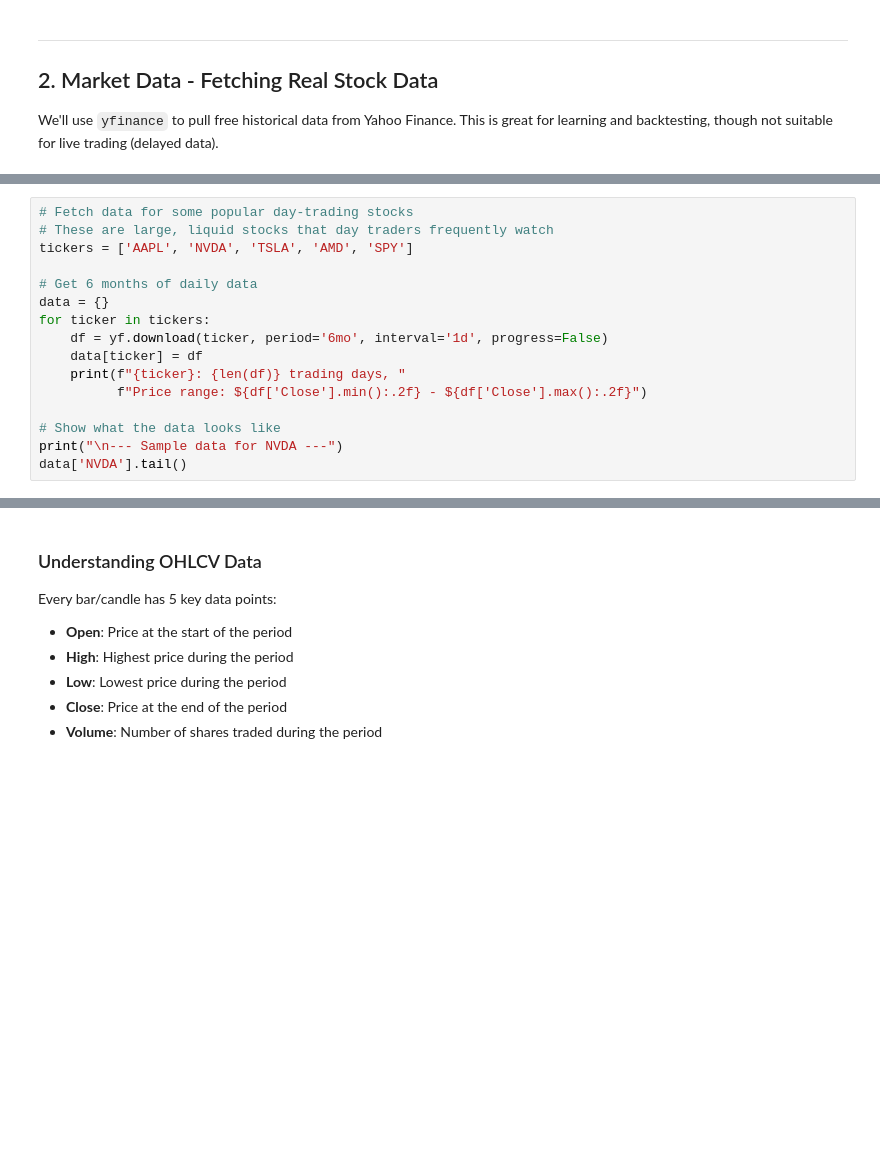
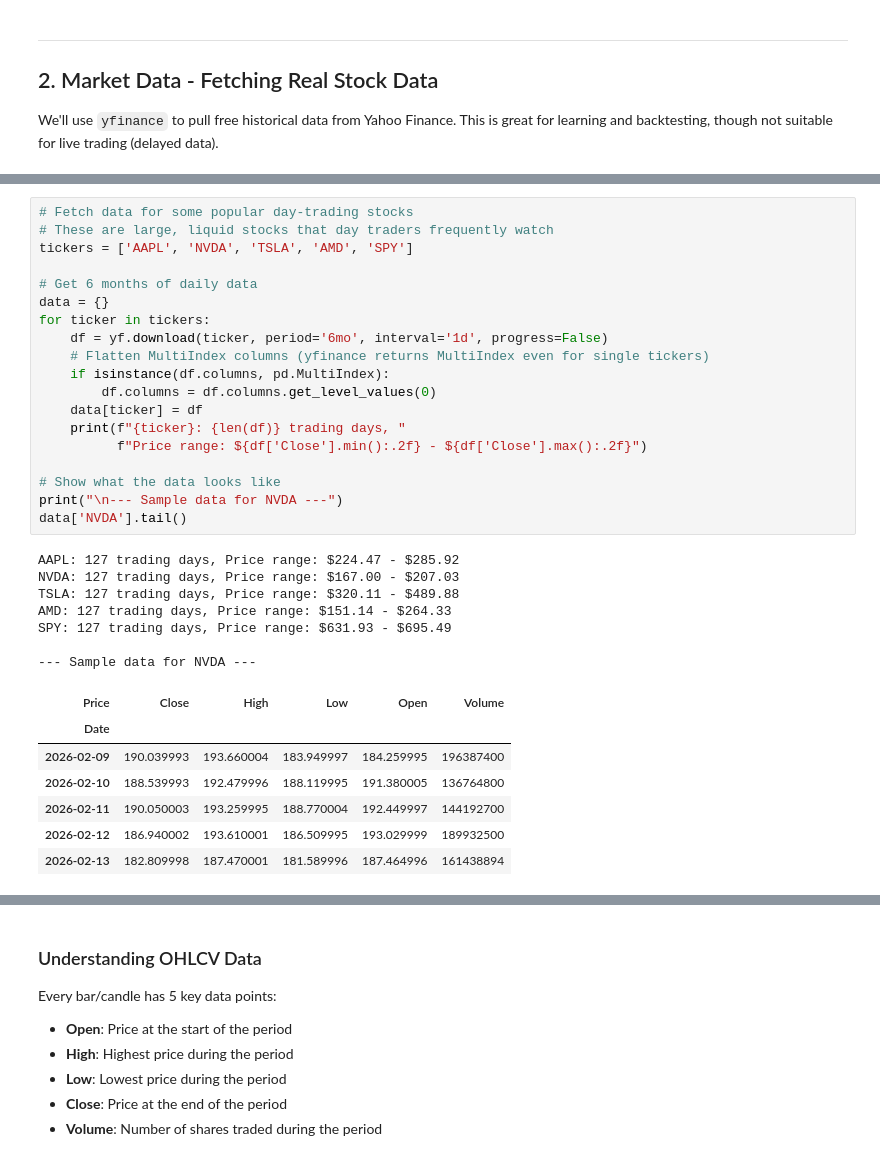
Before and after one commit to rkaunismaa/DayTrader, a Jupyter notebook: DayTrading_DeepDive.ipynb, the cells around one changed output, grey strips where cells are left out. Drawn from its saved outputs; the diff is of its cells as text; blank space fills up the shorter version.

Commit message:
Run DayTrading_DeepDive.ipynb

```diff
--- a/DayTrading_DeepDive.ipynb
+++ b/DayTrading_DeepDive.ipynb
@@ -81,19 +87,37 @@ print("All imports successful!")
 # %%
 # Fetch data for some popular day-trading stocks
 # These are large, liquid stocks that day traders frequently watch
 tickers = ['AAPL', 'NVDA', 'TSLA', 'AMD', 'SPY']
 
 # Get 6 months of daily data
 data = {}
 for ticker in tickers:
     df = yf.download(ticker, period='6mo', interval='1d', progress=False)
+    # Flatten MultiIndex columns (yfinance returns MultiIndex even for single tickers)
+    if isinstance(df.columns, pd.MultiIndex):
+        df.columns = df.columns.get_level_values(0)
     data[ticker] = df
     print(f"{ticker}: {len(df)} trading days, "
           f"Price range: ${df['Close'].min():.2f} - ${df['Close'].max():.2f}")
 
 # Show what the data looks like
 print("\n--- Sample data for NVDA ---")
 data['NVDA'].tail()
+# %% [output]
+AAPL: 127 trading days, Price range: $224.47 - $285.92
+NVDA: 127 trading days, Price range: $167.00 - $207.03
+TSLA: 127 trading days, Price range: $320.11 - $489.88
+AMD: 127 trading days, Price range: $151.14 - $264.33
+SPY: 127 trading days, Price range: $631.93 - $695.49
+
+--- Sample data for NVDA ---
+| Price | Close | High | Low | Open | Volume |
+| Date |  |  |  |  |  |
+| 2026-02-09 | 190.039993 | 193.660004 | 183.949997 | 184.259995 | 196387400 |
+| 2026-02-10 | 188.539993 | 192.479996 | 188.119995 | 191.380005 | 136764800 |
+| 2026-02-11 | 190.050003 | 193.259995 | 188.770004 | 192.449997 | 144192700 |
+| 2026-02-12 | 186.940002 | 193.610001 | 186.509995 | 193.029999 | 189932500 |
+| 2026-02-13 | 182.809998 | 187.470001 | 181.589996 | 187.464996 | 161438894 |
 # %%
 # Get intraday data (what day traders actually look at)
 # yfinance gives up to 60 days of intraday data
```
Also changed, not shown: parts of 20 cells of this notebook, 1 other file.
